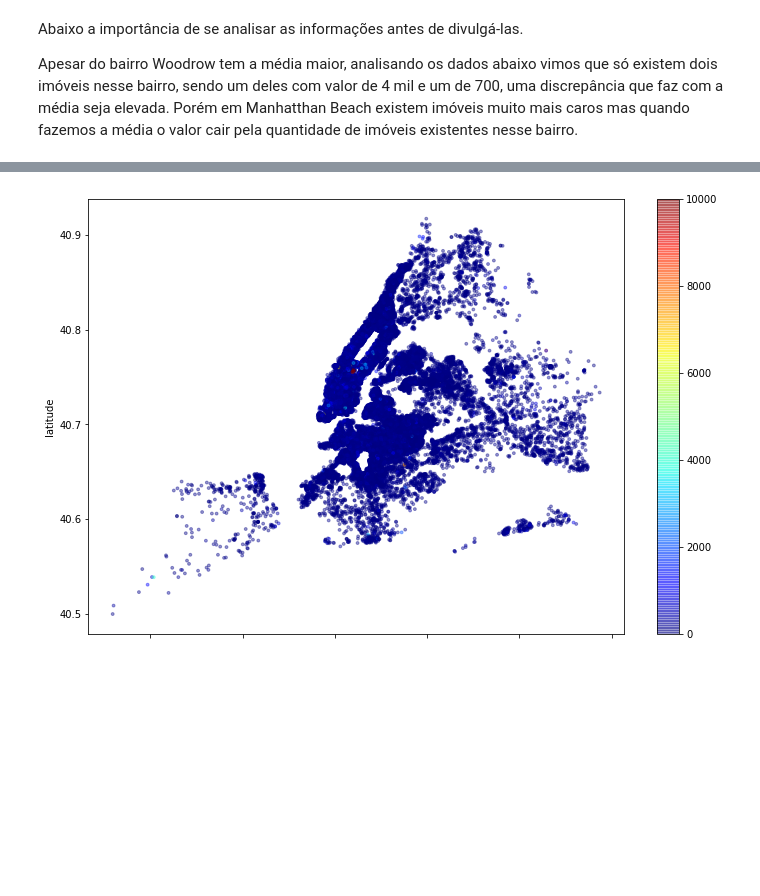
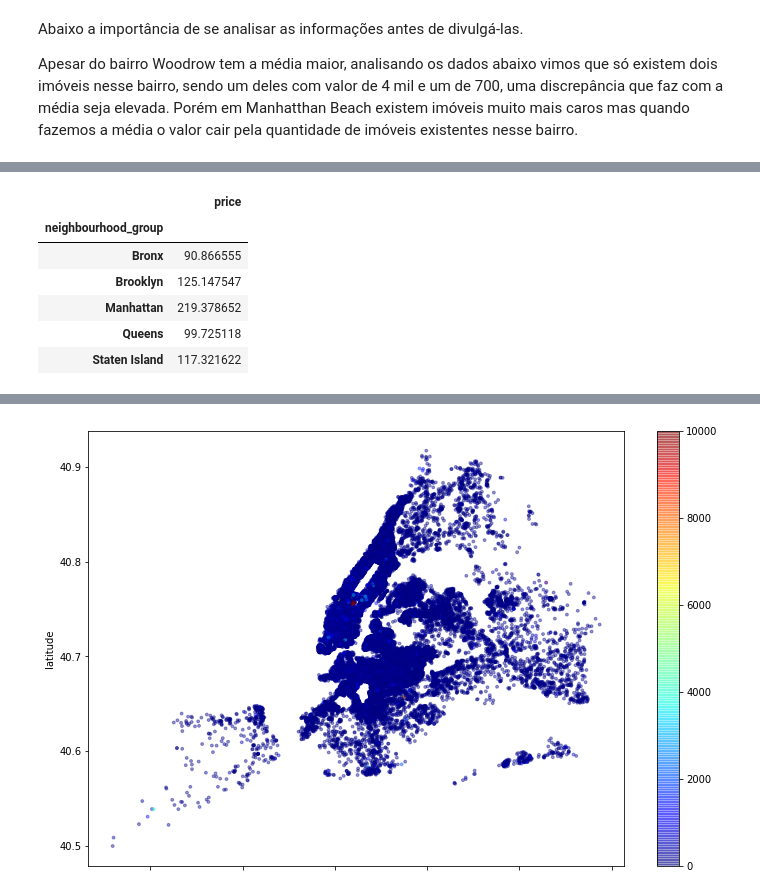
Before and after one commit to MarceloCaram/DataSciencePython, a Jupyter notebook: Analisando_os_Dados_do_Airbnb_New_York.ipynb, the cells around one changed output, grey strips where cells are left out. Saved outputs shown, nothing was run; the diff lists cells and outputs as text; code cells hidden in the pictures; blank space fills up the shorter version.

```diff
--- a/Analisando_os_Dados_do_Airbnb_New_York.ipynb
+++ b/Analisando_os_Dados_do_Airbnb_New_York.ipynb
@@ -248,0 +293,11 @@ df[df.neighbourhood == "Woodrow"]
+# %%
+# Analisar á média do preço vs agrupamento de bairro
+df[['neighbourhood_group', 'price']].groupby(['neighbourhood_group']).mean()
+# %% [output]
+|  | price |
+| neighbourhood_group |  |
+| Bronx | 90.866555 |
+| Brooklyn | 125.147547 |
+| Manhattan | 219.378652 |
+| Queens | 99.725118 |
+| Staten Island | 117.321622 |
```
Also changed, not shown: parts of 16 cells of this notebook.
